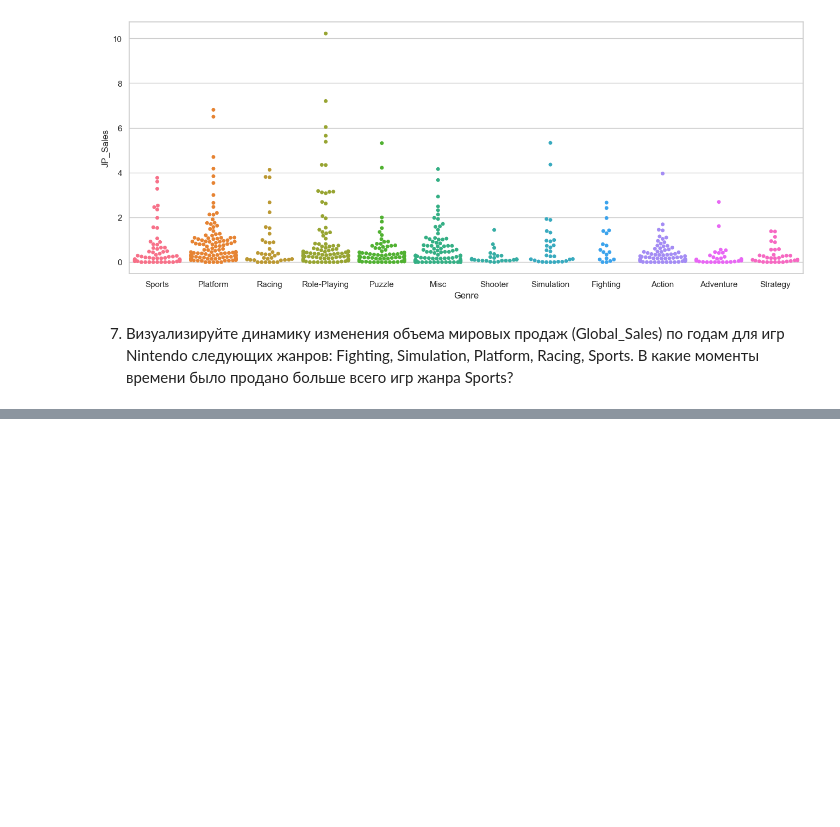
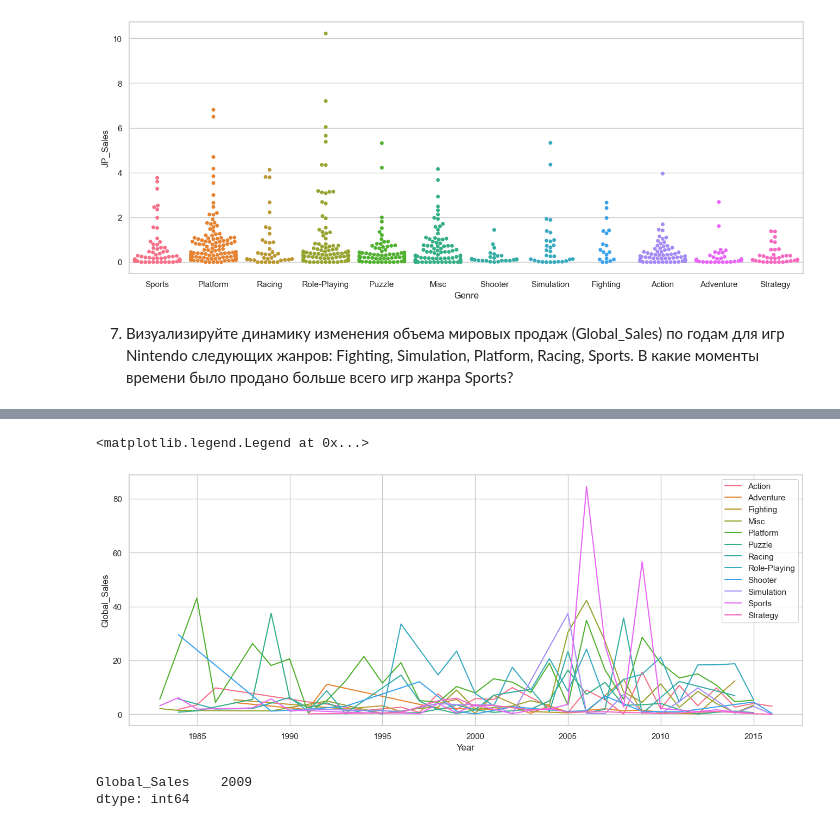
Before and after one commit to Praldmur/Simulation, a Jupyter notebook: 6_mod/1.ipynb, the cells around one changed output, grey strips where cells are left out. Drawn from its saved outputs; the diff is of its cells as text; code cells hidden in the pictures; blank space fills up the shorter version.

```diff
--- a/6_mod/1.ipynb
+++ b/6_mod/1.ipynb
@@ -325,3 +346,6 @@ sns.swarmplot(data=df.query("Publisher == 'Nintendo'"), x='Genre', y='JP_Sales',
 [figure]
 # %% [markdown]
 7.	Визуализируйте динамику изменения объема мировых продаж (Global_Sales) по годам для игр Nintendo следующих жанров: Fighting, Simulation, Platform, Racing, Sports. В какие моменты времени было продано больше всего игр жанра Sports?
+# %%
+nin_year = df.loc[df.Publisher == 'Nintendo'][['Global_Sales', 'Genre', 'Year']].groupby(['Genre', 'Year']).agg({'Global_Sales': 'sum'}).round(2).reset_index()
+nin_year
@@ -327,0 +366,11 @@ sns.swarmplot(data=df.query("Publisher == 'Nintendo'"), x='Genre', y='JP_Sales',
+# %%
+sns.lineplot(data=nin_year, x='Year', y='Global_Sales', hue='Genre')
+plt.legend()
+# %% [output]
+<matplotlib.legend.Legend at 0x...>
+[figure, added]
+# %%
+df.query('Publisher == Nintendo' and 'Genre == "Sports"').groupby('Year').agg({'Global_Sales': 'sum'}).idxmax()
+# %% [output]
+Global_Sales    2009
+dtype: int64
```
Also changed, not shown: parts of 5 cells of this notebook.
